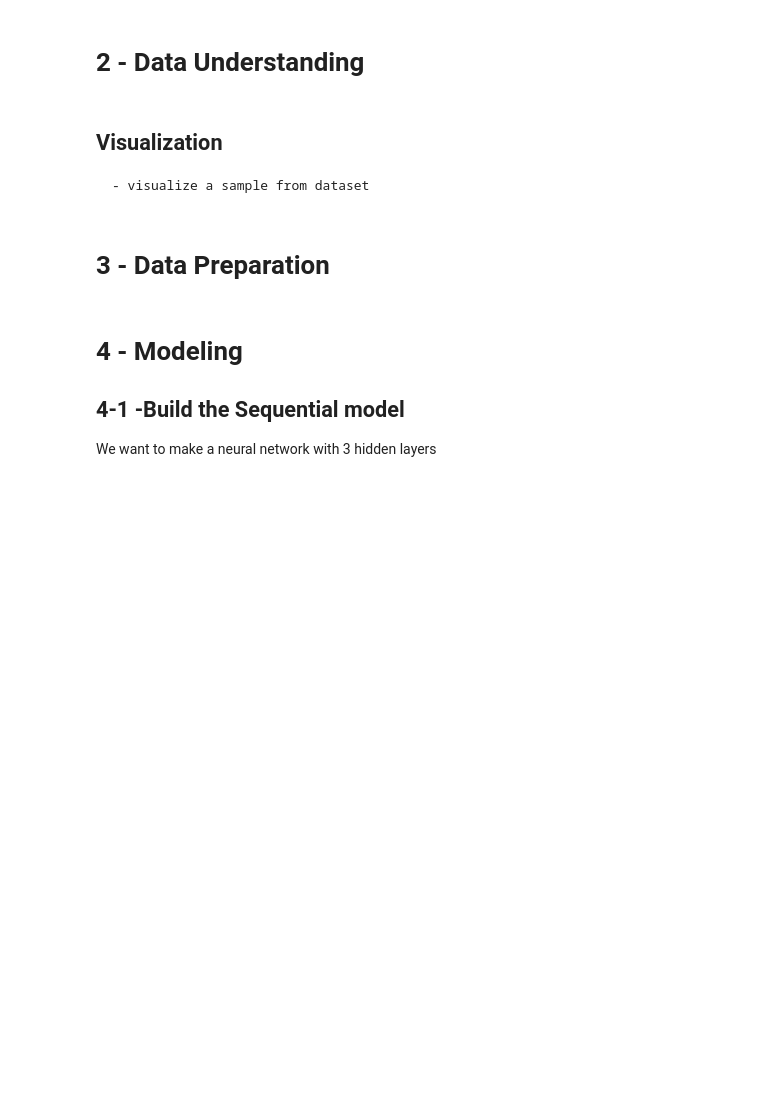
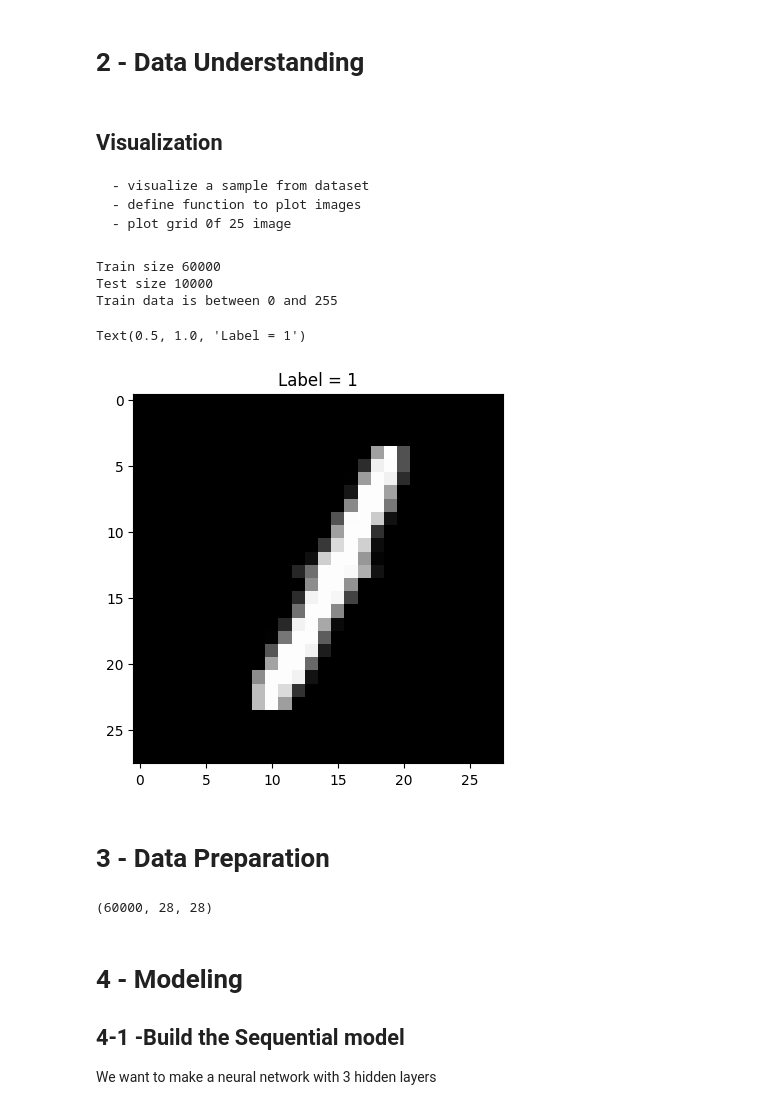
Before and after one commit to Navid-Ziaei/DeepLearningCourse, a Jupyter notebook: Week2/Session2.ipynb, the cells around one changed output. Drawn from its saved outputs; the diff is of its cells as text; code cells hidden in the pictures; blank space fills up the shorter version.

```diff
--- a/Week2/Session2.ipynb
+++ b/Week2/Session2.ipynb
@@ -16,0 +22,3 @@ This dataset is already included in tensorflow
+# %%
+# Load data
+(x_train, y_train), (x_test, y_test) = tf.keras.datasets.mnist.load_data()
@@ -19,5 +30,24 @@ This dataset is already included in tensorflow
 # %% [markdown]
 ## Visualization
     - visualize a sample from dataset
+    - define function to plot images
+    - plot grid 0f 25 image
+# %%
+print("Train size "+str(x_train.shape[0]))
+print("Test size "+str(x_test.shape[0]))
+
+print("Train data is between {} and {}".format(np.min(x_train),np.max(x_train)))
+
+image_size = x_train.shape[1:]
+
+idx = 9837
+plt.imshow(x_train[idx], cmap="gray")
+plt.title("Label = "+ str(y_train[idx]))
+# %% [output]
+Train size 60000
+Test size 10000
+Train data is between 0 and 255
+Text(0.5, 1.0, 'Label = 1')
+[figure, added]
 # %% [markdown]
 # 3 - Data Preparation
@@ -28,3 +62,7 @@ x_test = ...
+# %%
+X_train.shape
+# %% [output]
+(60000, 28, 28)
 # %% [markdown]
 # 4 - Modeling
 
```
Also changed, not shown: parts of 22 cells of this notebook, 7 other files.
